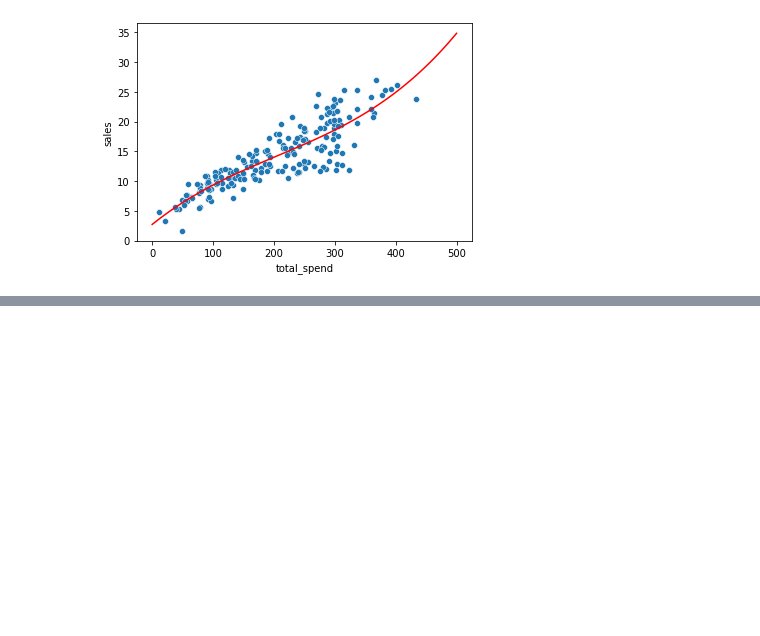
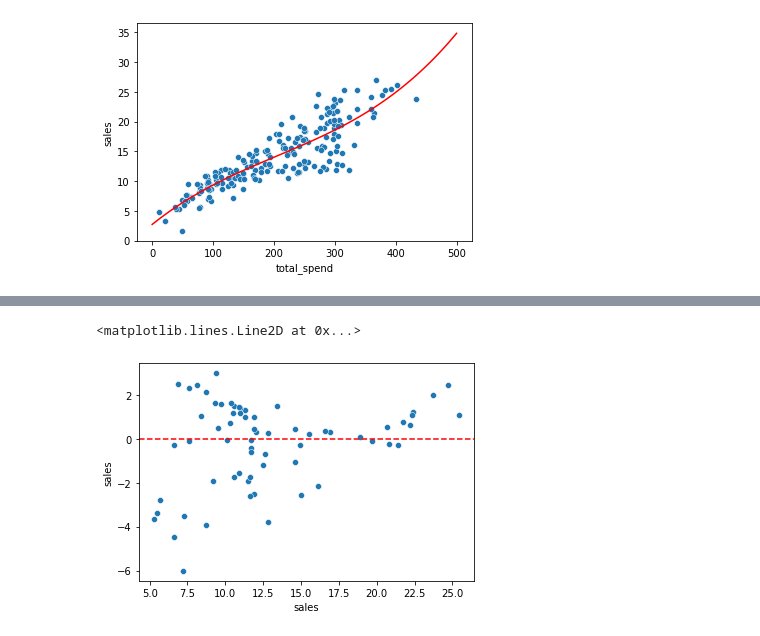
Before and after one commit to lilab001/ML-Toolkit, a Jupyter notebook: simple-linear-regression-codes.ipynb, the cells around one changed output, grey strips where cells are left out. Cells and saved outputs as stored; diff of their text form; code cells hidden in the pictures; blank space fills up the shorter version.

```diff
--- a/simple-linear-regression-codes.ipynb
+++ b/simple-linear-regression-codes.ipynb
@@ -92,0 +134,3 @@ plt.plot( pot_spend , pred_sales , color = 'red');
+# %%
+X = df.drop('sales' , axis =1 )
+y = df['sales']
@@ -92,0 +139,20 @@ plt.plot( pot_spend , pred_sales , color = 'red');
+# %%
+from sklearn.model_selection import train_test_split
+
+## help(train_test_split)
+##
+## or train_test_split + shift + tab
+## train_test_split
+##
+
+X_train, X_test, y_train, y_test = train_test_split(X, y, test_size=0.33, random_state=42)
+# %%
+from sklearn.linear_model import LinearRegression
+from sklearn.metrics import mean_absolute_error , mean_squared_error
+
+# help(LinearRegression)
+
+model = LinearRegression()
+model.fit( X_train, y_train )
+
+test_predictions = model.predict( X_test )
@@ -92,0 +188,6 @@ plt.plot( pot_spend , pred_sales , color = 'red');
+# %%
+sns.scatterplot(  x = y_test   , y = test_residuals )
+plt.axhline(  y = 0 , color = 'r' , ls = '--')
+# %% [output]
+<matplotlib.lines.Line2D at 0x...>
+[figure, added]
```
Also changed, not shown: parts of 22 cells of this notebook.
